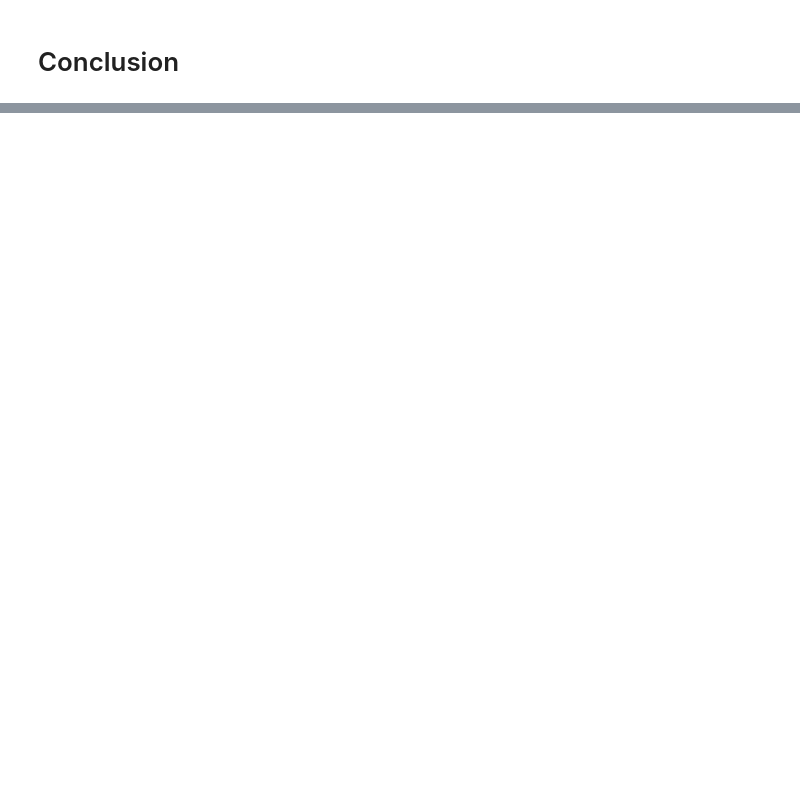
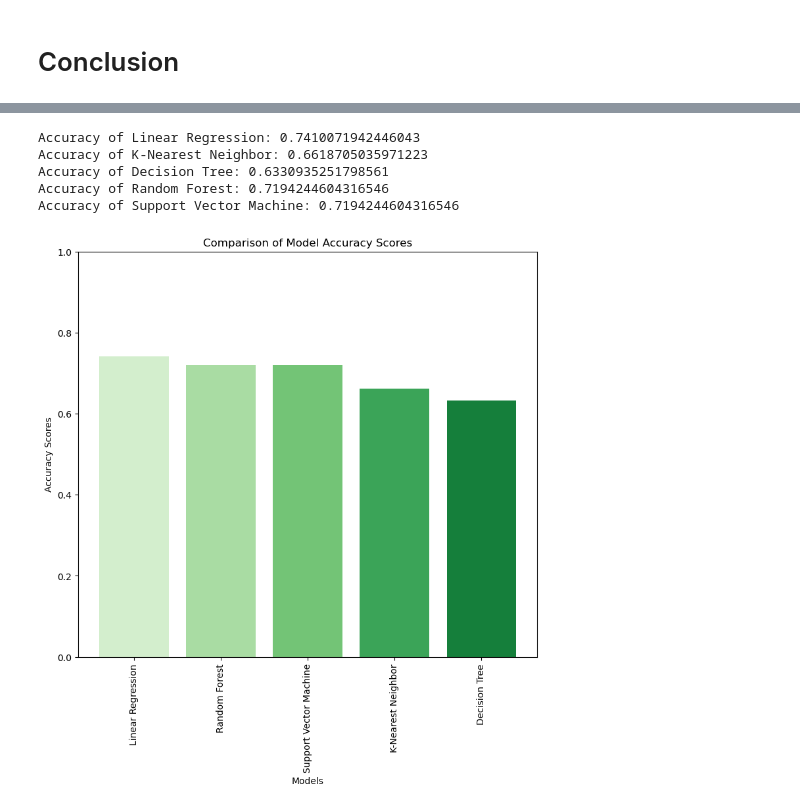
Before and after one commit to KimKarydas/Diabetes-EDA-Ml, a Jupyter notebook: Diabetes_Analysis.ipynb, the cells around one changed output, grey strips where cells are left out. Drawn from its saved outputs; the diff is of its cells as text; code cells hidden in the pictures; blank space fills up the shorter version.

```diff
--- a/Diabetes_Analysis.ipynb
+++ b/Diabetes_Analysis.ipynb
@@ -467,0 +537,61 @@ EXPLAIN THE RESULTS
+# %%
+# Comparing the results
+#create predictions & accuracy scores
+model1 = lr.predict(X_test_scaled)
+model2 = knn.predict(X_test_scaled)
+model3 = dt.predict(X_test_scaled)
+model4 = rf.predict(X_test_scaled)
+model5 = svm.predict(X_test_scaled)
+
+model1_labels = [1 if prediction >= 0.5 else 0 for prediction in model1]
+model2_labels = [1 if prediction >= 0.5 else 0 for prediction in model2]
+model3_labels = [1 if prediction >= 0.5 else 0 for prediction in model3]
+model4_labels = [1 if prediction >= 0.5 else 0 for prediction in model4]
+model5_labels = [1 if prediction >= 0.5 else 0 for prediction in model5]
+
+
+# Calculate accuracy score
+accuracy1 = accuracy_score(y_test, model1_labels)
+accuracy2 = accuracy_score(y_test, model2_labels)
+accuracy3 = accuracy_score(y_test, model3_labels)
+accuracy4 = accuracy_score(y_test, model4_labels)
+accuracy5 = accuracy_score(y_test, model5_labels)
+
+print(f'Accuracy of Linear Regression: {accuracy1}')
+print(f'Accuracy of K-Nearest Neighbor: {accuracy2}')
+print(f'Accuracy of Decision Tree: {accuracy3}')
+print(f'Accuracy of Random Forest: {accuracy4}')
+print(f'Accuracy of Support Vector Machine: {accuracy5}')
+# %% [output]
+Accuracy of Linear Regression: 0.7410071942446043
+Accuracy of K-Nearest Neighbor: 0.6618705035971223
+Accuracy of Decision Tree: 0.6330935251798561
+Accuracy of Random Forest: 0.7194244604316546
+Accuracy of Support Vector Machine: 0.7194244604316546
+# %%
+# Plot the accuracy scores
+accuracy_scores = {
+    'Linear Regression': accuracy1,
+    'Random Forest': accuracy4,
+    'Support Vector Machine': accuracy5,
+    'K-Nearest Neighbor': accuracy2,
+    'Decision Tree': accuracy3
+}
+
+models = list(accuracy_scores.keys())
+scores = list(accuracy_scores.values())
+
+colormap = plt.cm.get_cmap('Greens')
+colors = colormap(np.linspace(0.2, 0.8, len(scores)))
+
+plt.figure(figsize=(9, 8))
+plt.bar(models, scores, color=colors)
+plt.xlabel('Models')
+plt.ylabel('Accuracy Scores')
+plt.title('Comparison of Model Accuracy Scores')
+plt.ylim(0, 1)
+plt.xticks(rotation=90)
+
+plt.show()
+# %% [output]
+[figure, added]
```
Also changed, not shown: parts of 21 cells of this notebook, 8 other files.
